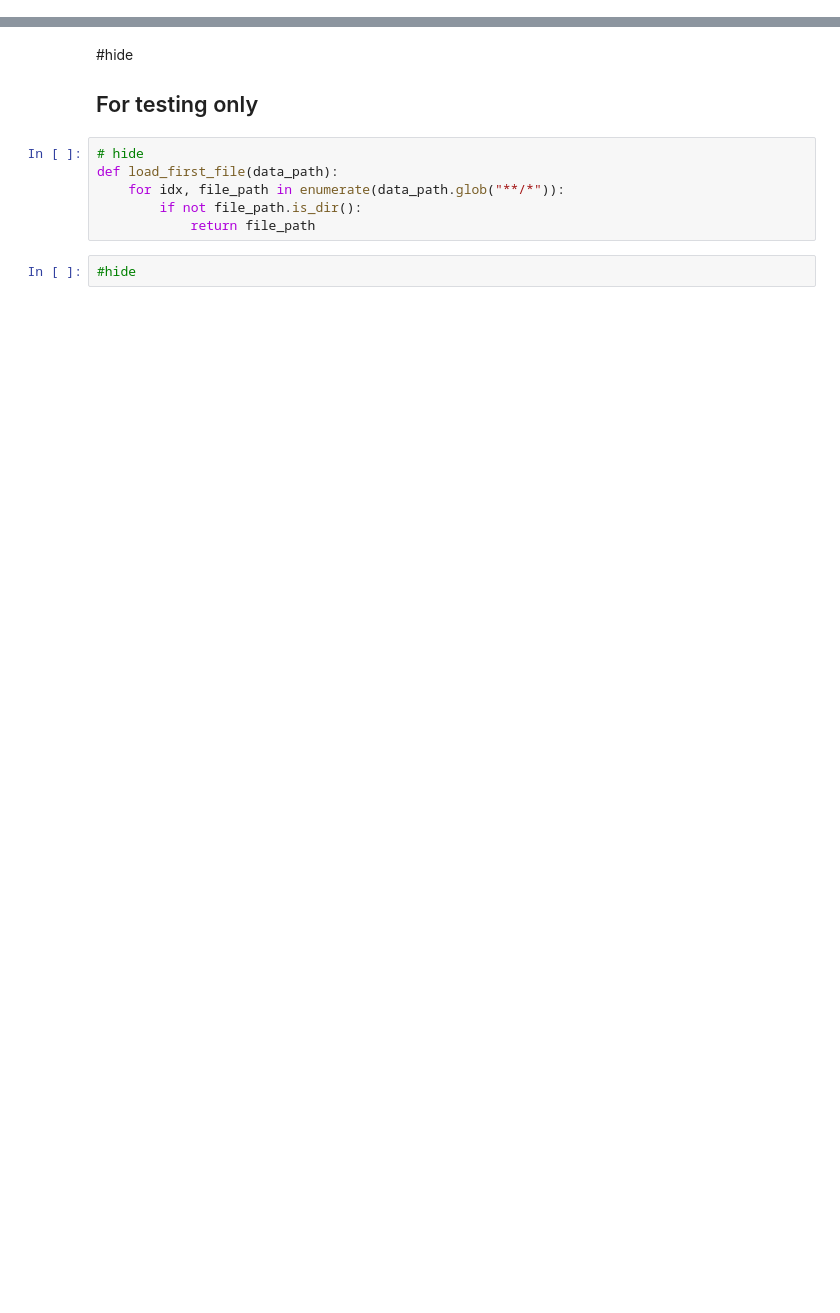
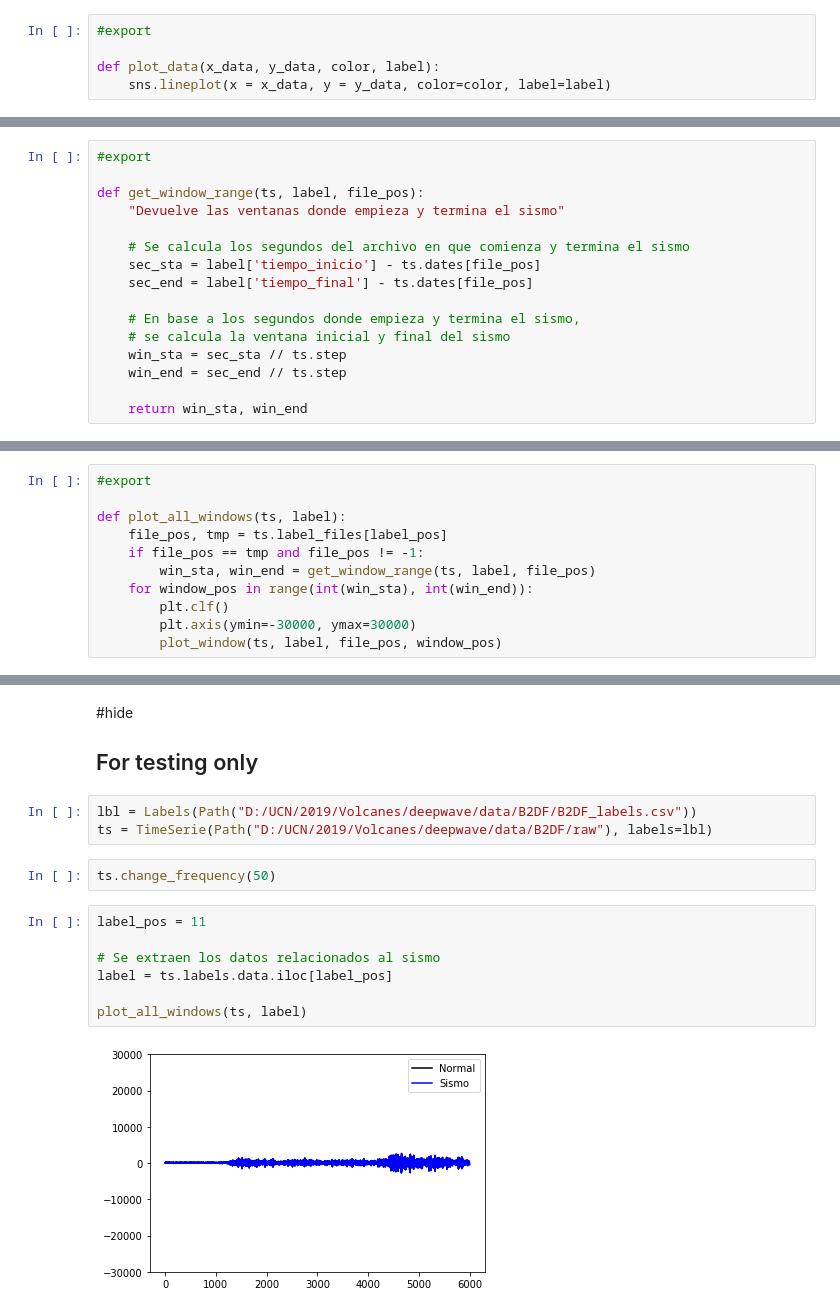
Before and after one commit to rubens36/deepwave, a Jupyter notebook: 00_preprocessing.ipynb, the cells around one changed output, grey strips where cells are left out. Cells and saved outputs as stored; diff of their text form; blank space fills up the shorter version.

```diff
--- a/00_preprocessing.ipynb
+++ b/00_preprocessing.ipynb
@@ -108,0 +248,5 @@ ademas de los datos correspondientes a la estacion y el canal pasados por parame
+# %%
+#export
+
+def plot_data(x_data, y_data, color, label):
+    sns.lineplot(x = x_data, y = y_data, color=color, label=label)
@@ -108,0 +279,16 @@ ademas de los datos correspondientes a la estacion y el canal pasados por parame
+# %%
+#export
+
+def get_window_range(ts, label, file_pos):
+    "Devuelve las ventanas donde empieza y termina el sismo"
+
+    # Se calcula los segundos del archivo en que comienza y termina el sismo
+    sec_sta = label['tiempo_inicio'] - ts.dates[file_pos]
+    sec_end = label['tiempo_final'] - ts.dates[file_pos]
+
+    # En base a los segundos donde empieza y termina el sismo,
+    # se calcula la ventana inicial y final del sismo
+    win_sta = sec_sta // ts.step
+    win_end = sec_end // ts.step
+
+    return win_sta, win_end
@@ -108,0 +325,11 @@ ademas de los datos correspondientes a la estacion y el canal pasados por parame
+# %%
+#export
+
+def plot_all_windows(ts, label):
+    file_pos, tmp = ts.label_files[label_pos]
+    if file_pos == tmp and file_pos != -1:
+        win_sta, win_end = get_window_range(ts, label, file_pos)
+    for window_pos in range(int(win_sta), int(win_end)):
+        plt.clf()
+        plt.axis(ymin=-30000, ymax=30000)
+        plot_window(ts, label, file_pos, window_pos)
@@ -200,11 +520,17 @@ OK
 # %% [markdown]
 #hide
 ## For testing only
-# %%
-# hide
-def load_first_file(data_path):
-    for idx, file_path in enumerate(data_path.glob("**/*")):
-        if not file_path.is_dir():
-            return file_path
-# %%
-#hide
+# %%
+lbl = Labels(Path("D:/UCN/2019/Volcanes/deepwave/data/B2DF/B2DF_labels.csv"))
+ts = TimeSerie(Path("D:/UCN/2019/Volcanes/deepwave/data/B2DF/raw"), labels=lbl)
+# %%
+ts.change_frequency(50)
+# %%
+label_pos = 11
+
+# Se extraen los datos relacionados al sismo
+label = ts.labels.data.iloc[label_pos]
+
+plot_all_windows(ts, label)
+# %% [output]
+[figure, added]
```
Also changed, not shown: parts of 40 cells of this notebook.
